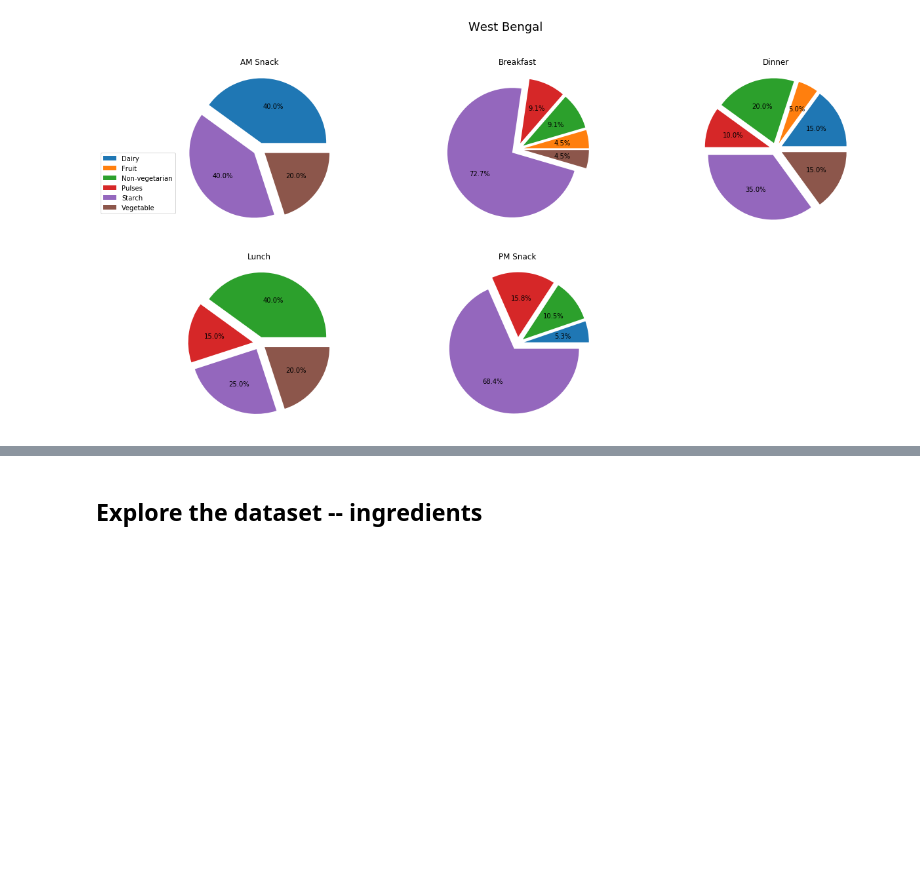
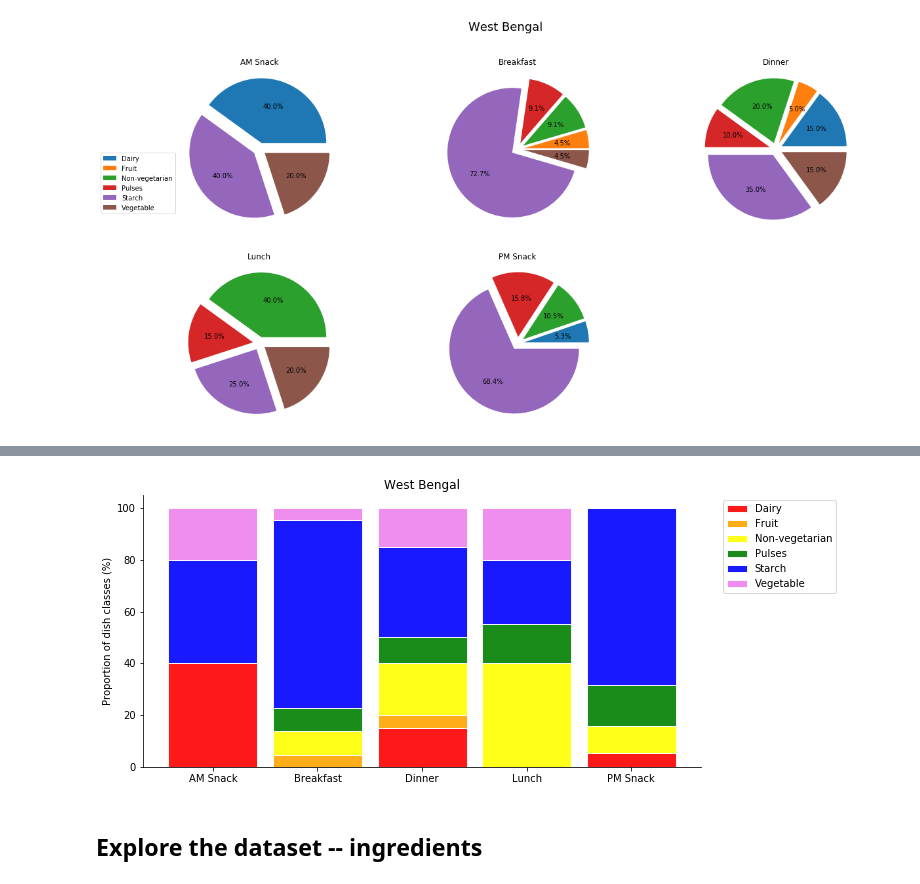
Before and after one commit to rochiecuevas/FoodChoice, a Jupyter notebook: Expert_Elicitation.ipynb, the cells around one changed output, grey strips where cells are left out. Drawn from its saved outputs; the diff is of its cells as text; code cells hidden in the pictures; blank space fills up the shorter version.

```diff
--- a/Expert_Elicitation.ipynb
+++ b/Expert_Elicitation.ipynb
@@ -571,3 +756,8 @@ for x in states:
+# %%
+# Create stacked percent bar chart for West Bengal
+create_barchart(pct_WB, "West Bengal")
+# %% [output]
+[figure, added]
 # %% [markdown]
 ## Explore the dataset -- ingredients
 # %%
```
Also changed, not shown: parts of 8 cells of this notebook.
